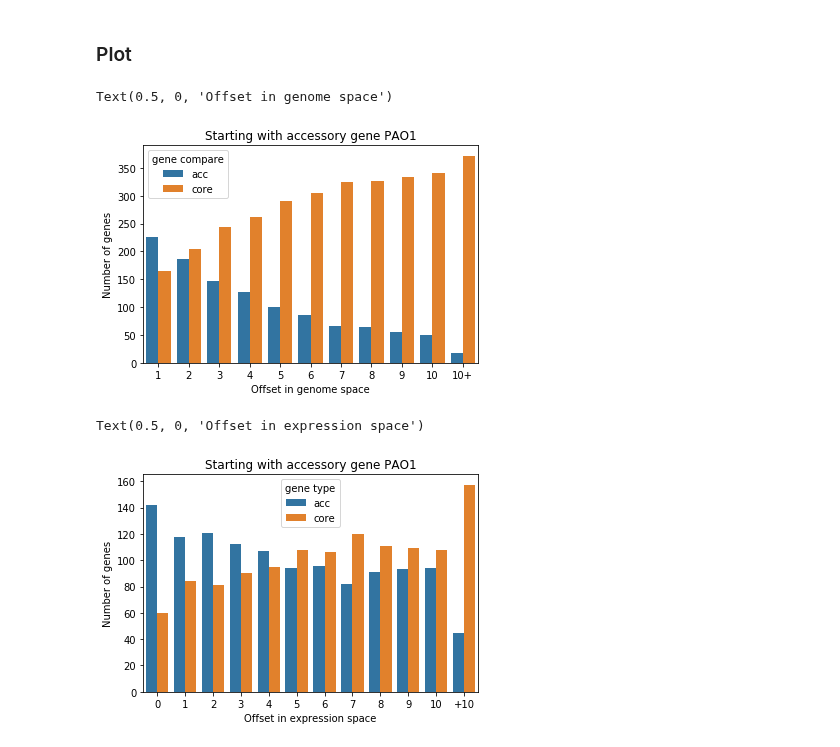
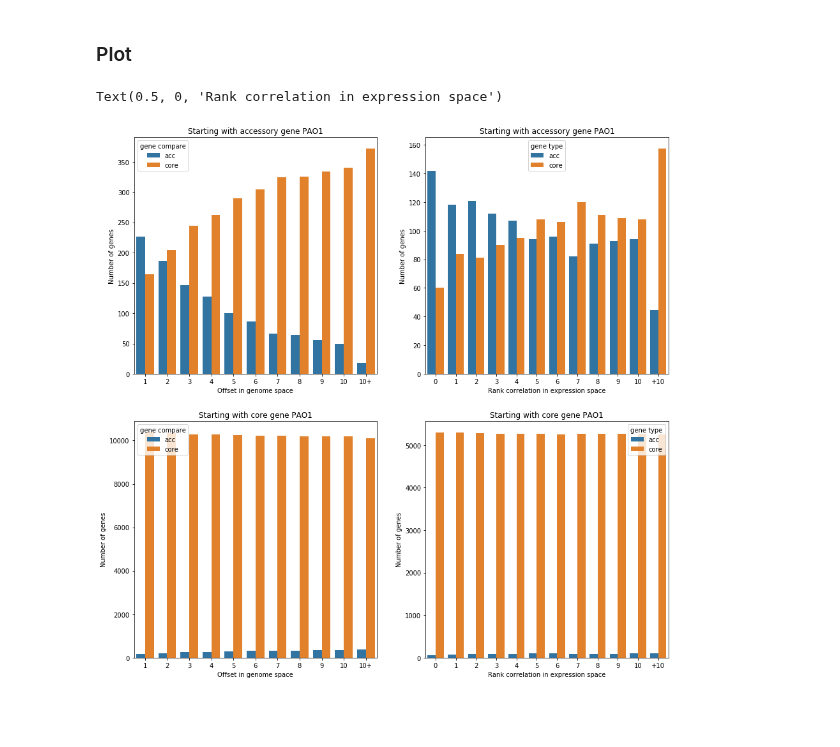
Before and after one commit to greenelab/core-accessory-interactome, a Jupyter notebook: module_analysis/1a_genome_dist_vs_expression_dist.ipynb, the cells around one changed output. Cells and saved outputs as stored; diff of their text form; code cells hidden in the pictures; blank space fills up the shorter version.

Commit message:
format plots and update comments

```diff
--- a/module_analysis/1a_genome_dist_vs_expression_dist.ipynb
+++ b/module_analysis/1a_genome_dist_vs_expression_dist.ipynb
@@ -350,28 +313,52 @@ expression_dist_counts_pa14_core.head()
 # %% [markdown]
 ### Plot
 # %%
-sns.barplot(
+# Plot PAO1 trends
+fig, axes = plt.subplots(ncols=2, nrows=2, figsize=(15, 15))
+
+fig = sns.barplot(
     data=genome_dist_counts_pao1[genome_dist_counts_pao1["gene start"] == "acc"],
     x="offset",
     y="total",
     hue="gene compare",
+    ax=axes[0][0],
 )
-plt.title("Starting with accessory gene PAO1")
-plt.ylabel("Number of genes")
-plt.xlabel("Offset in genome space")
+fig.set_title("Starting with accessory gene PAO1")
+fig.set_ylabel("Number of genes")
+fig.set_xlabel("Offset in genome space")
+
+fig = sns.barplot(
+    data=genome_dist_counts_pao1[genome_dist_counts_pao1["gene start"] == "core"],
+    x="offset",
+    y="total",
+    hue="gene compare",
+    ax=axes[1][0],
+)
+fig.set_title("Starting with core gene PAO1")
+fig.set_ylabel("Number of genes")
+fig.set_xlabel("Offset in genome space")
+
+fig = sns.barplot(
+    data=expression_dist_counts_pao1_acc,
+    x="offset",
+    y="total",
+    hue="gene type",
+    ax=axes[0][1],
+)
+fig.set_title("Starting with accessory gene PAO1")
+fig.set_ylabel("Number of genes")
+fig.set_xlabel("Rank correlation in expression space")
+
+fig = sns.barplot(
+    data=expression_dist_counts_pao1_core,
+    x="offset",
+    y="total",
+    hue="gene type",
+    ax=axes[1][1],
+)
+fig.set_title("Starting with core gene PAO1")
+fig.set_ylabel("Number of genes")
+fig.set_xlabel("Rank correlation in expression space")
 # %% [output]
-Text(0.5, 0, 'Offset in genome space')
+Text(0.5, 0, 'Rank correlation in expression space')
-[figure, old version]
+[figure, new version]
-# %%
-sns.barplot(
-    data=expression_dist_counts_pao1_acc,
-    x="offset",
-    y="total",
-    hue="gene type",
-)
-plt.title("Starting with accessory gene PAO1")
-plt.ylabel("Number of genes")
-plt.xlabel("Offset in expression space")
-# %% [output]
-Text(0.5, 0, 'Offset in expression space')
-[figure, removed]
```
Also changed, not shown: parts of 10 cells of this notebook, 1 other file.
